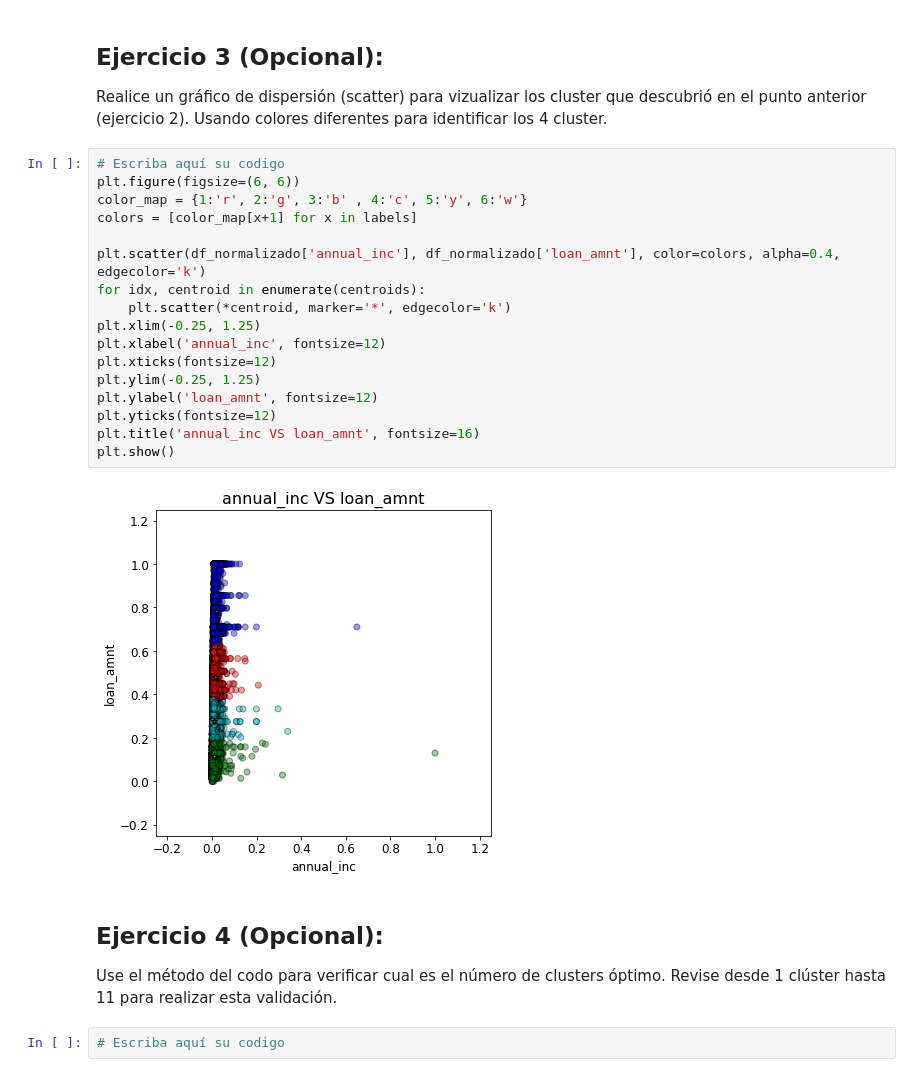
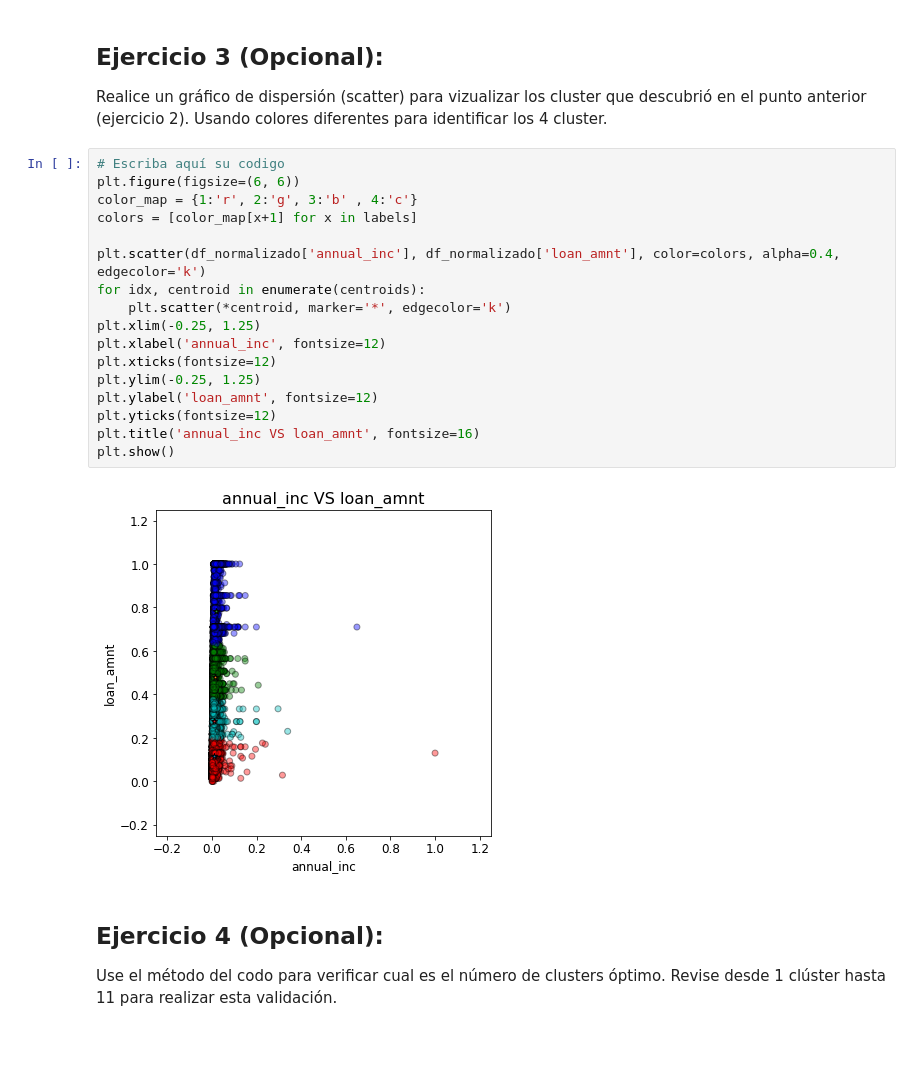
Before and after one commit to AngieCat26/MujeresDigitales, a Jupyter notebook: Taller_semana_7.ipynb, the cells around one changed output. Saved outputs shown, nothing was run; the diff lists cells and outputs as text; blank space fills up the shorter version.

```diff
--- a/Taller_semana_7.ipynb
+++ b/Taller_semana_7.ipynb
@@ -111,25 +88,23 @@ Realice un gráfico de dispersión (scatter) para vizualizar los cluster que des
 # %%
 # Escriba aquí su codigo
 plt.figure(figsize=(6, 6))
-color_map = {1:'r', 2:'g', 3:'b' , 4:'c', 5:'y', 6:'w'}
+color_map = {1:'r', 2:'g', 3:'b' , 4:'c'}
 colors = [color_map[x+1] for x in labels]
 
 plt.scatter(df_normalizado['annual_inc'], df_normalizado['loan_amnt'], color=colors, alpha=0.4, edgecolor='k')
 for idx, centroid in enumerate(centroids):
     plt.scatter(*centroid, marker='*', edgecolor='k')
 plt.xlim(-0.25, 1.25)
 plt.xlabel('annual_inc', fontsize=12)
 plt.xticks(fontsize=12)
 plt.ylim(-0.25, 1.25)
 plt.ylabel('loan_amnt', fontsize=12)
 plt.yticks(fontsize=12)
 plt.title('annual_inc VS loan_amnt', fontsize=16)
 plt.show()
 # %% [output]
-[figure, old version]
+[figure, new version]
 # %% [markdown]
 ## Ejercicio 4 (Opcional):
 
 Use el método del codo para verificar cual es el número de clusters óptimo. Revise desde 1 clúster hasta 11 para realizar esta validación.
-# %%
-# Escriba aquí su codigo
```
Also changed, not shown: parts of 5 cells of this notebook.
